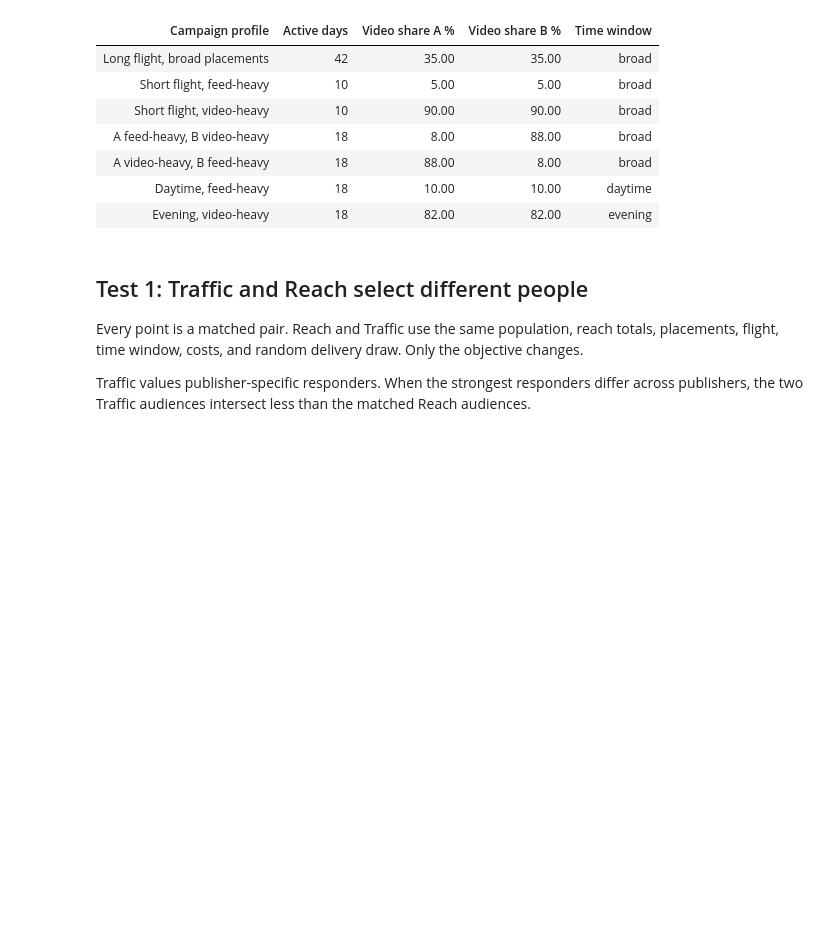
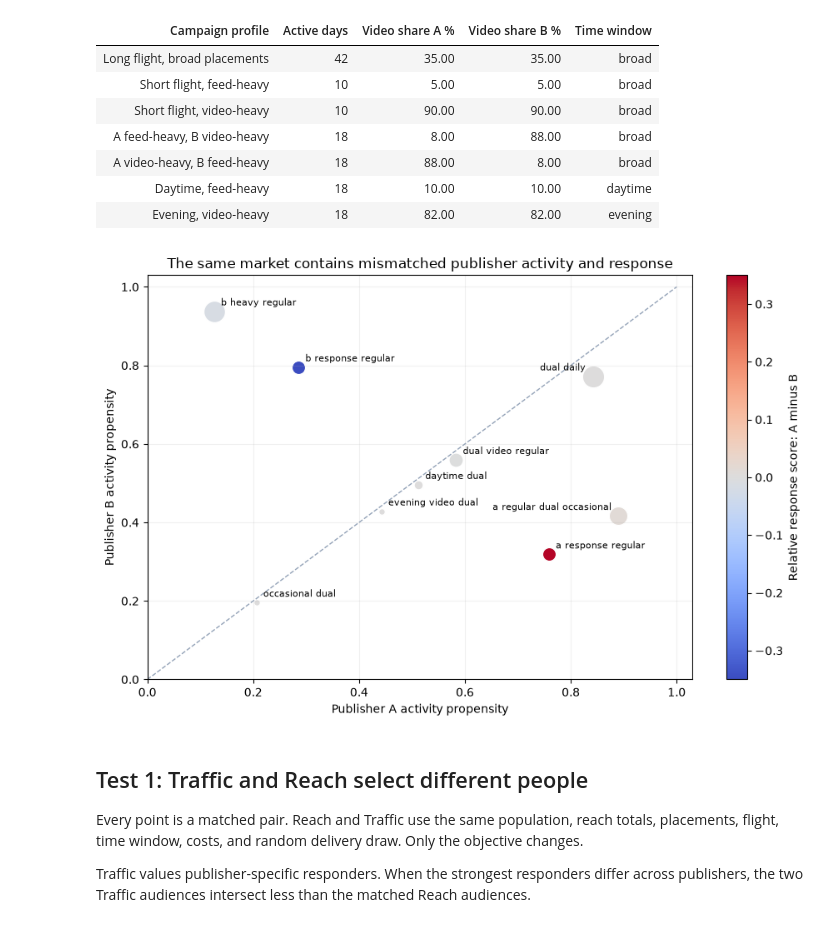
Before and after one commit to world-federation-of-advertisers/calibrated-vid, a Jupyter notebook: notebooks/behavioral_market_scenarios.ipynb, the cells around one changed output. Saved outputs shown, nothing was run; the diff lists cells and outputs as text; code cells hidden in the pictures; blank space fills up the shorter version.

Commit message:
feat: restore behavioral scenario charts

```diff
--- a/notebooks/behavioral_market_scenarios.ipynb
+++ b/notebooks/behavioral_market_scenarios.ipynb
@@ -168,6 +168,46 @@ show_table(profile_rows, [
 | A video-heavy, B feed-heavy | 18 | 88.00 | 8.00 | broad |
 | Daytime, feed-heavy | 18 | 10.00 | 10.00 | daytime |
 | Evening, video-heavy | 18 | 82.00 | 82.00 | evening |
+# %%
+fig, ax = plt.subplots(figsize=(9.0, 5.8))
+normalizer = plt.Normalize(-0.35, 0.35)
+mapper = plt.cm.ScalarMappable(norm=normalizer, cmap="coolwarm")
+for segment in SEGMENTS:
+    activity_a = 0.65 * segment.feed_a + 0.35 * segment.video_a
+    activity_b = 0.65 * segment.feed_b + 0.35 * segment.video_b
+    response_asymmetry = segment.click_a - segment.click_b
+    ax.scatter(
+        activity_a,
+        activity_b,
+        s=1500 * segment.share,
+        color=mapper.to_rgba(response_asymmetry),
+        edgecolor="white",
+        linewidth=0.9,
+    )
+    label_on_left = activity_a > 0.82
+    ax.annotate(
+        segment.name.replace("_", " "),
+        (activity_a, activity_b),
+        xytext=((-6 if label_on_left else 6), 5),
+        textcoords="offset points",
+        fontsize=8,
+        ha=("right" if label_on_left else "left"),
+    )
+ax.plot([0, 1], [0, 1], color="#94a3b8", linewidth=1, linestyle="--")
+ax.set(
+    xlabel="Publisher A activity propensity",
+    ylabel="Publisher B activity propensity",
+    title="The same market contains mismatched publisher activity and response",
+    xlim=(0, 1.03),
+    ylim=(0, 1.03),
+)
+ax.grid(alpha=0.18)
+fig.colorbar(mapper, ax=ax, label="Relative response score: A minus B")
+fig.tight_layout()
+fig.savefig(OUTPUT / "population_composition.png", dpi=180)
+plt.show()
+# %% [output]
+[figure, added]
 # %% [markdown]
 ## Test 1: Traffic and Reach select different people
 
```
Also changed, not shown: parts of 4 cells of this notebook, 6 other files.
